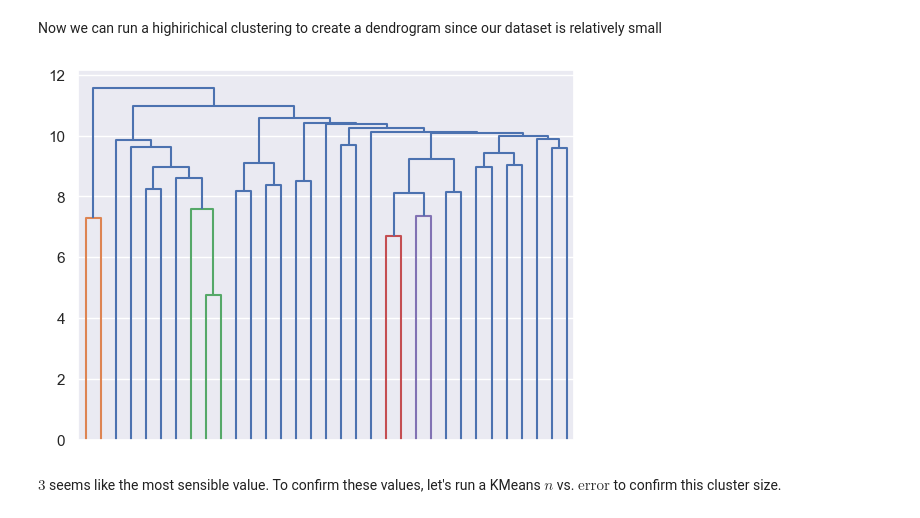
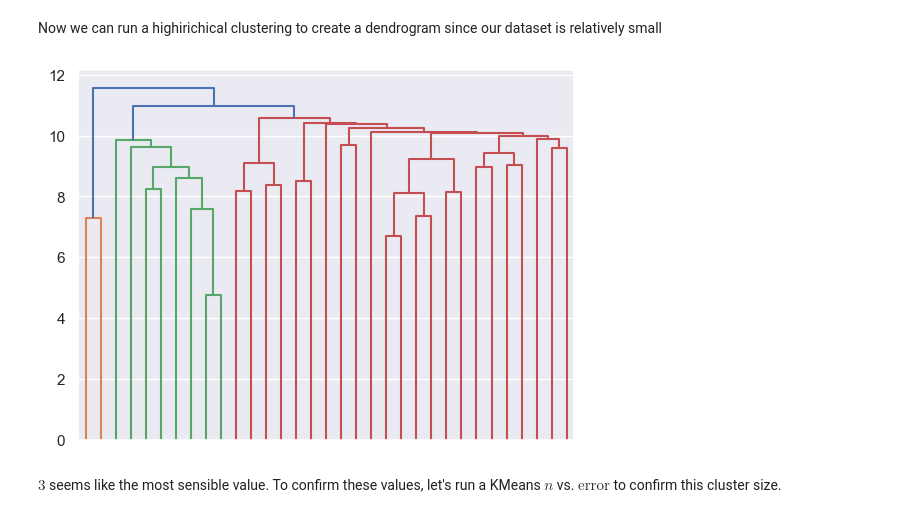
Before and after one commit to AlistairKeiller/STATS-202-final, a Jupyter notebook: final.ipynb, the cells around one changed output. Cells and saved outputs as stored; diff of their text form; code cells hidden in the pictures.

```diff
--- a/final.ipynb
+++ b/final.ipynb
@@ -400,13 +400,14 @@ Now we can run a highirichical clustering to create a dendrogram since our datas
 # %%
 dendrogram(
     linkage(scaled_numerical_first_day_passed_data, method="average"),
     truncate_mode="level",
     p=10,
     no_labels=True,
+    color_threshold=10.8
 )
 plt.show()
 # %% [output]
-[figure, old version]
+[figure, new version]
 # %% [markdown]
 $3$ seems like the most sensible value. To confirm these values, let's run a KMeans $n$ vs. $\text{error}$ to confirm this cluster size.
 # %%
```
Also changed, not shown: parts of 12 cells of this notebook.
